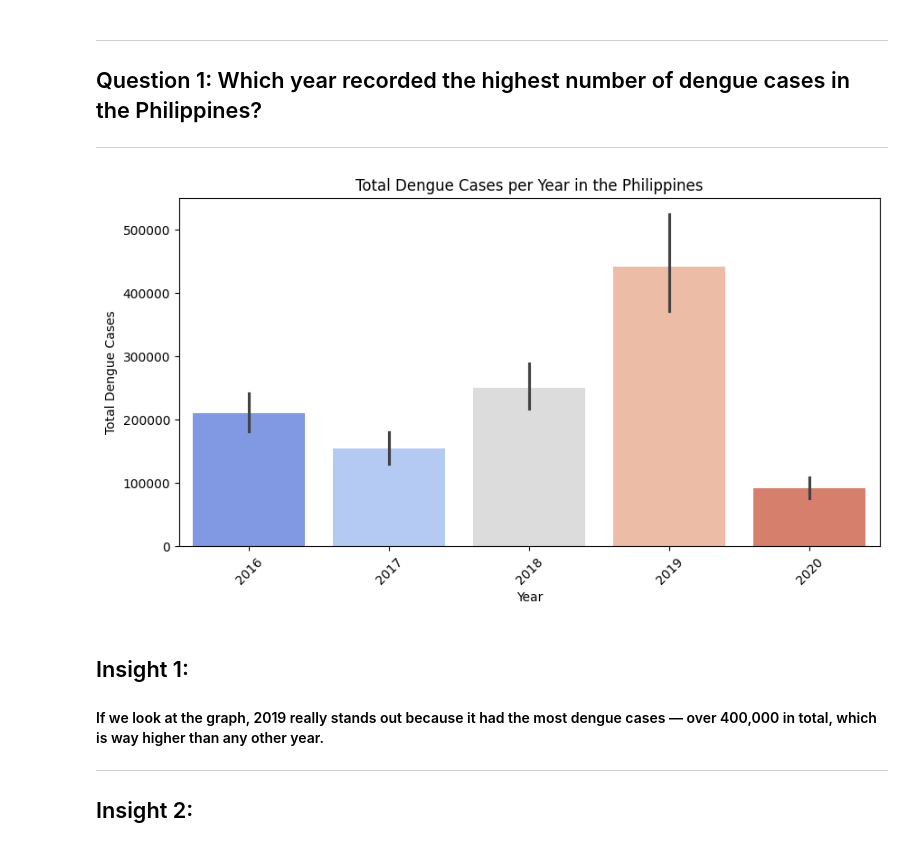
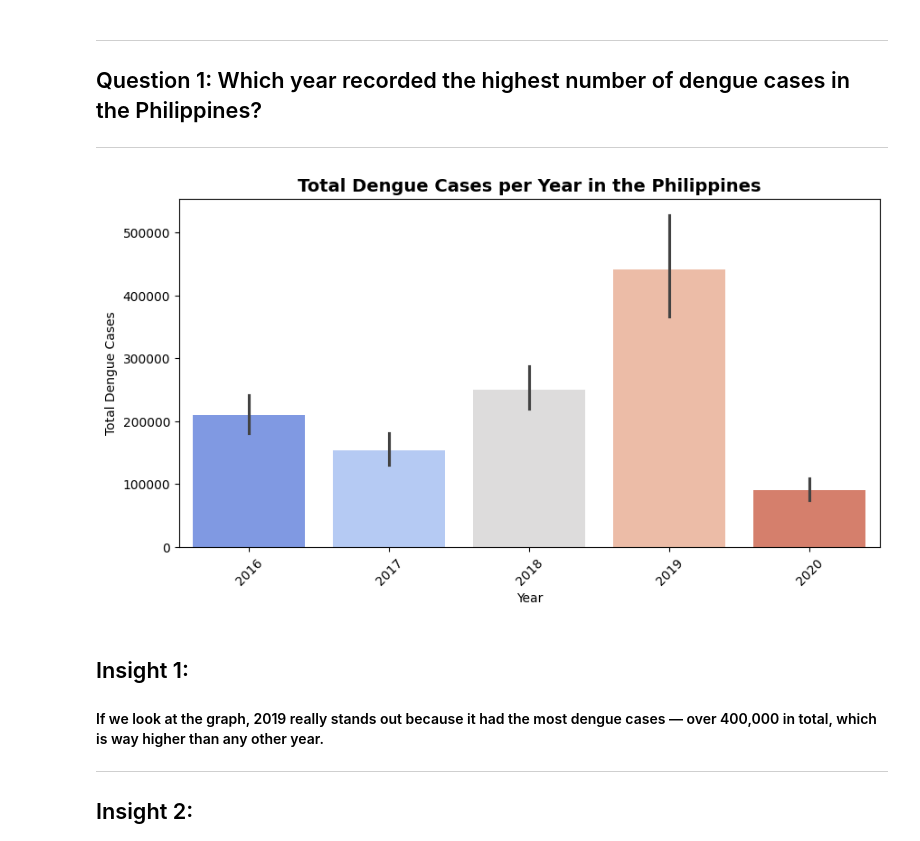
Before and after one commit to Mj-coder13/ELEC_RAMILO_PR3_PHDENGUE_ANALYSIS, a Jupyter notebook: PR3_PHDENGUE_ANALYSIS.ipynb, the cells around one changed output. Cells and saved outputs as stored; diff of their text form; code cells hidden in the pictures.

```diff
--- a/PR3_PHDENGUE_ANALYSIS.ipynb
+++ b/PR3_PHDENGUE_ANALYSIS.ipynb
@@ -217,14 +217,14 @@ dtype: object
 # %%
 plt.figure(figsize=(10,5))
 sns.barplot(data=dengue, x='Year', y='Dengue_Cases', estimator='sum', palette='coolwarm')
 
-plt.title("Total Dengue Cases per Year in the Philippines")
+plt.title("Total Dengue Cases per Year in the Philippines", fontsize=14, fontweight='bold')
 plt.xlabel("Year")
 plt.ylabel("Total Dengue Cases")
 plt.xticks(rotation=45)
 plt.show()
 # %% [output]
-[figure, old version]
+[figure, new version]
 # %% [markdown]
 <h2>Insight 1:</h2>
 <h4>If we look at the graph, 2019 really stands out because it had the most dengue cases — over 400,000 in total, which is way higher than any other year.</h4>
```
Also changed, not shown: parts of 1 cell of this notebook.
